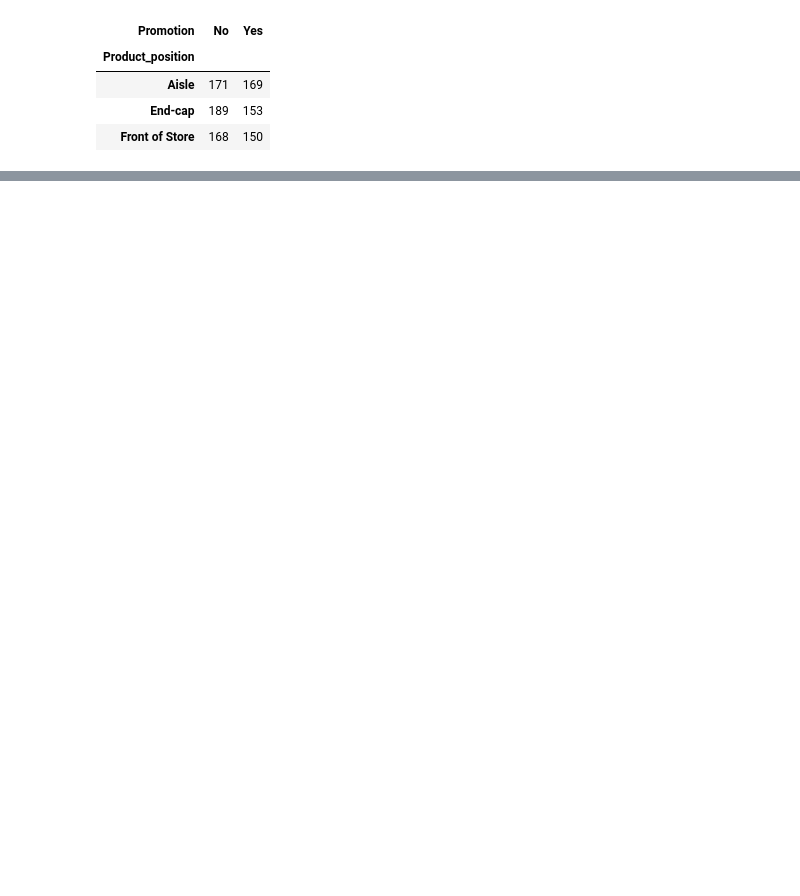
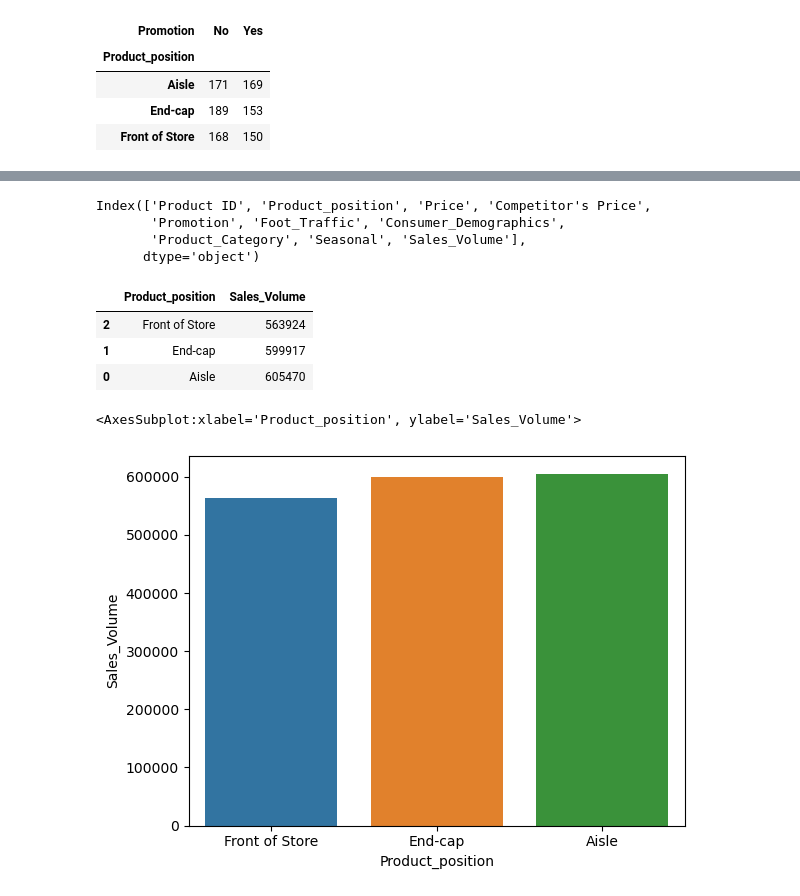
Before and after one commit to KennethAgbo/Product-Positioning--Data--Wrangling-and-Analysis, a Jupyter notebook: Product Positioning notebook.ipynb, the cells around one changed output, grey strips where cells are left out. Cells and saved outputs as stored; diff of their text form; code cells hidden in the pictures; blank space fills up the shorter version.

```diff
--- a/Product Positioning notebook.ipynb
+++ b/Product Positioning notebook.ipynb
@@ -179,0 +185,21 @@ cross_tab.plot(kind='bar')
+# %%
+df.columns
+# %% [output]
+Index(['Product ID', 'Product_position', 'Price', 'Competitor's Price',
+       'Promotion', 'Foot_Traffic', 'Consumer_Demographics',
+       'Product_Category', 'Seasonal', 'Sales_Volume'],
+      dtype='object')
+# %%
+Sales_status= df.groupby([ 'Product_position'], as_index= False)['Sales_Volume'].sum().sort_values(by ='Sales_Volume', ascending= True).head(10)
+# %%
+Sales_status
+# %% [output]
+|  | Product_position | Sales_Volume |
+| 2 | Front of Store | 563924 |
+| 1 | End-cap | 599917 |
+| 0 | Aisle | 605470 |
+# %%
+sns.barplot(x='Product_position', y= 'Sales_Volume', data=Sales_status)
+# %% [output]
+<AxesSubplot:xlabel='Product_position', ylabel='Sales_Volume'>
+[figure, added]
```
Also changed, not shown: parts of 20 cells of this notebook.
